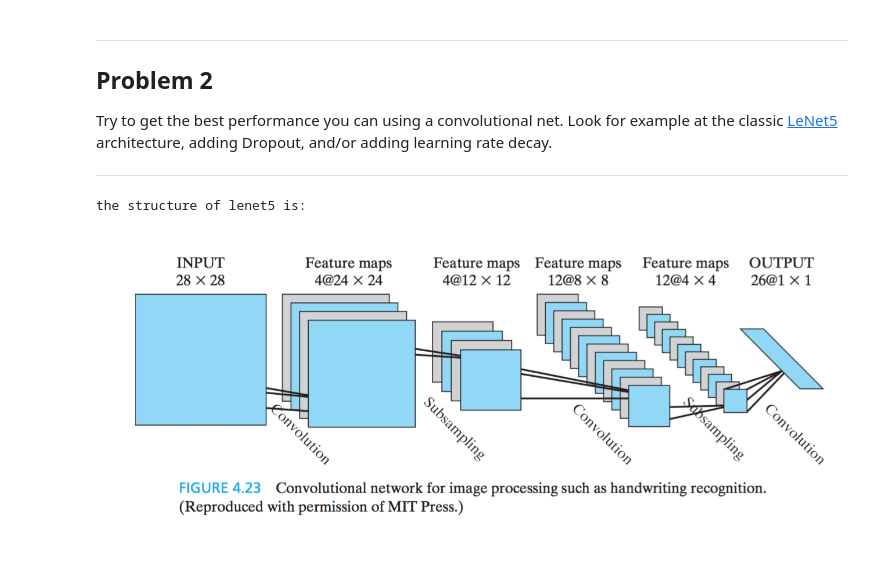
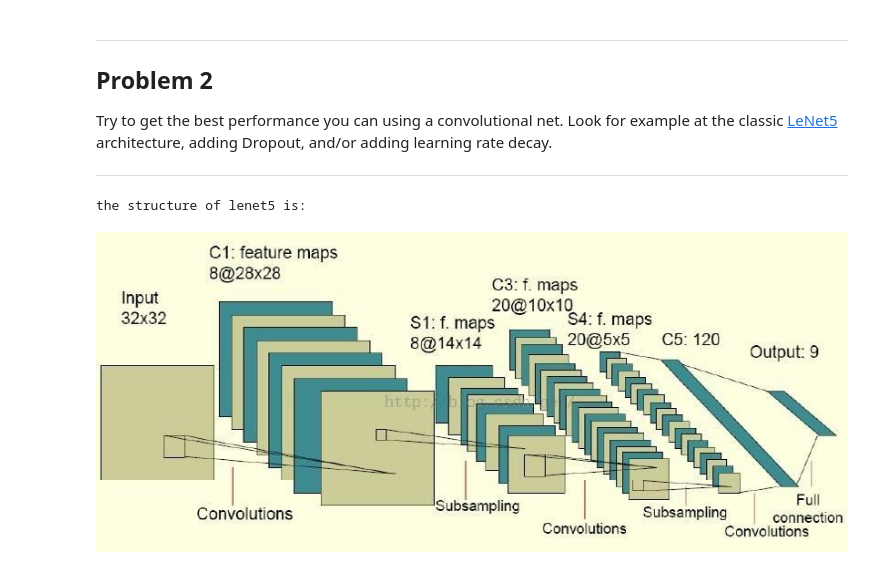
Before and after one commit to nladuo/ml-study-stuff, a Jupyter notebook: Deep-Learning/4_convolutions.ipynb, the cells around one changed output. Drawn from its saved outputs; the diff is of its cells as text; code cells hidden in the pictures.

Commit message:
finished 4_convolutions-lenet5.

```diff
--- a/Deep-Learning/4_convolutions.ipynb
+++ b/Deep-Learning/4_convolutions.ipynb
@@ -278,10 +278,9 @@ Try to get the best performance you can using a convolutional net. Look for exam
 
 ---
 # %%
-# 从《神经网络与机器学习》这本书上找到的作为28*28为输入的网络结构如下
 from IPython.display import display, Image
 print("the structure of lenet5 is:")
-display(Image(filename="4_lenet.png"))
+display(Image(filename="4_lenet5.jpeg"))
 # %% [output]
 the structure of lenet5 is:
-[figure, old version]
+[figure, new version]
```
Also changed, not shown: parts of 5 cells of this notebook, 3 other files.
